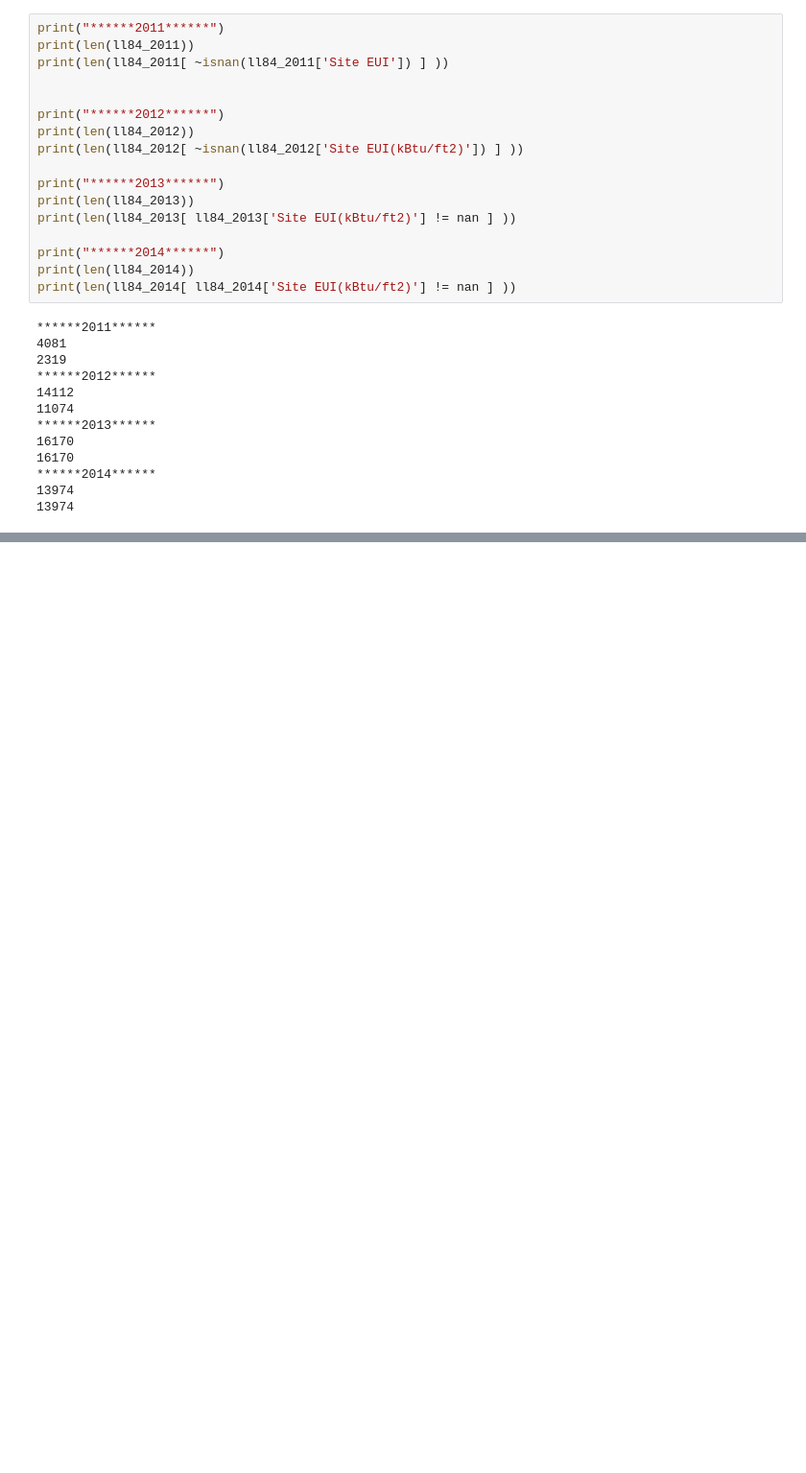
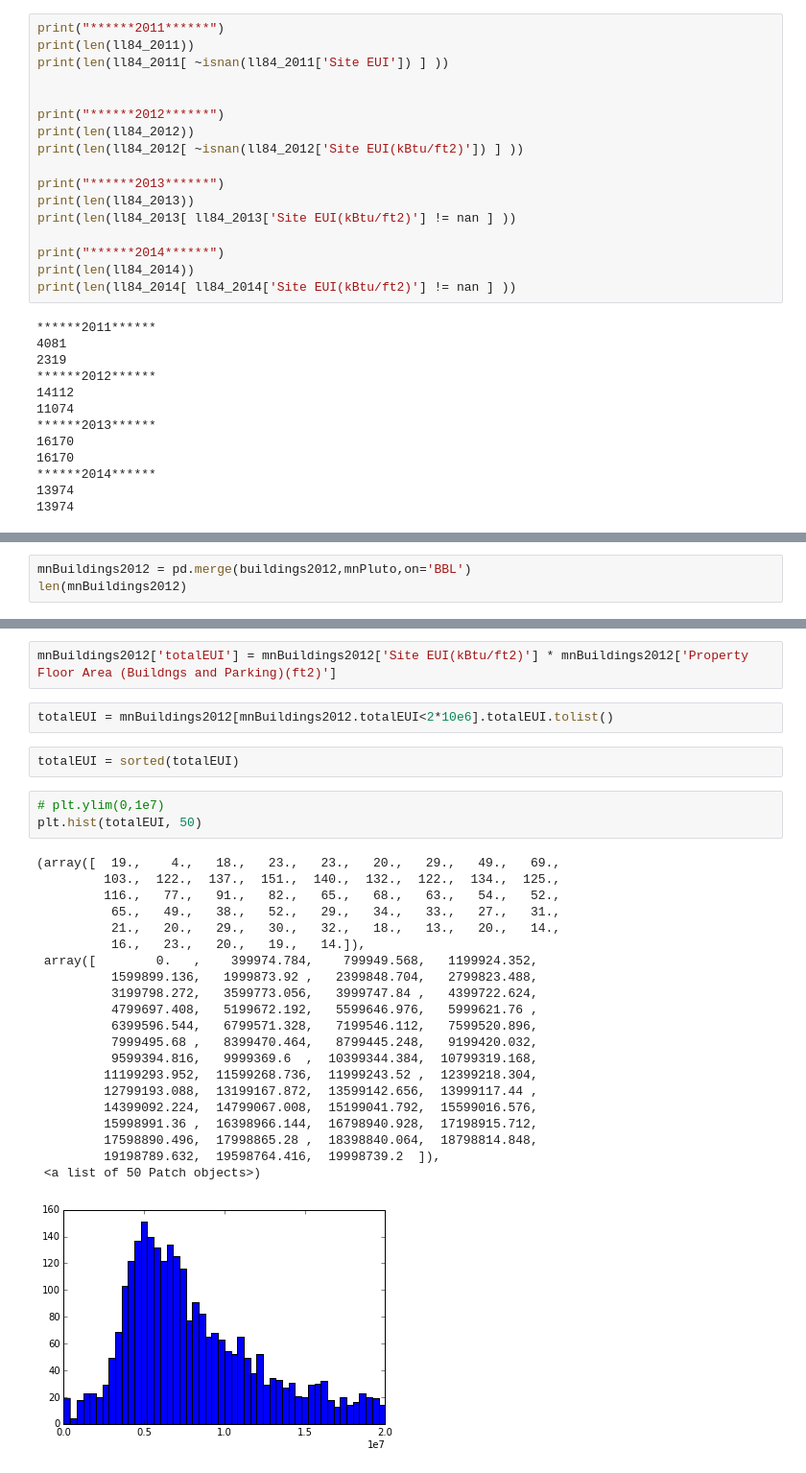
Before and after one commit to bilguun/nyc_building_energy, a Jupyter notebook: LL84.ipynb, the cells around one changed output, grey strips where cells are left out. Shown: that part at 96% size. Cells and saved outputs as stored; diff of their text form; blank space fills up the shorter version.

```diff
--- a/LL84.ipynb
+++ b/LL84.ipynb
@@ -94,0 +176,3 @@ TypeError: unorderable types: float() > str()
+# %%
+mnBuildings2012 = pd.merge(buildings2012,mnPluto,on='BBL')
+len(mnBuildings2012)
@@ -94,0 +251,31 @@ TypeError: unorderable types: float() > str()
+# %%
+mnBuildings2012['totalEUI'] = mnBuildings2012['Site EUI(kBtu/ft2)'] * mnBuildings2012['Property Floor Area (Buildngs and Parking)(ft2)']
+# %%
+totalEUI = mnBuildings2012[mnBuildings2012.totalEUI<2*10e6].totalEUI.tolist()
+# %%
+totalEUI = sorted(totalEUI)
+# %%
+# plt.ylim(0,1e7)
+plt.hist(totalEUI, 50)
+# %% [output]
+(array([  19.,    4.,   18.,   23.,   23.,   20.,   29.,   49.,   69.,
+         103.,  122.,  137.,  151.,  140.,  132.,  122.,  134.,  125.,
+         116.,   77.,   91.,   82.,   65.,   68.,   63.,   54.,   52.,
+          65.,   49.,   38.,   52.,   29.,   34.,   33.,   27.,   31.,
+          21.,   20.,   29.,   30.,   32.,   18.,   13.,   20.,   14.,
+          16.,   23.,   20.,   19.,   14.]),
+ array([        0.   ,    399974.784,    799949.568,   1199924.352,
+          1599899.136,   1999873.92 ,   2399848.704,   2799823.488,
+          3199798.272,   3599773.056,   3999747.84 ,   4399722.624,
+          4799697.408,   5199672.192,   5599646.976,   5999621.76 ,
+          6399596.544,   6799571.328,   7199546.112,   7599520.896,
+          7999495.68 ,   8399470.464,   8799445.248,   9199420.032,
+          9599394.816,   9999369.6  ,  10399344.384,  10799319.168,
+         11199293.952,  11599268.736,  11999243.52 ,  12399218.304,
+         12799193.088,  13199167.872,  13599142.656,  13999117.44 ,
+         14399092.224,  14799067.008,  15199041.792,  15599016.576,
+         15998991.36 ,  16398966.144,  16798940.928,  17198915.712,
+         17598890.496,  17998865.28 ,  18398840.064,  18798814.848,
+         19198789.632,  19598764.416,  19998739.2  ]),
+ <a list of 50 Patch objects>)
+[figure, added]
```
Also changed, not shown: parts of 65 cells of this notebook.
